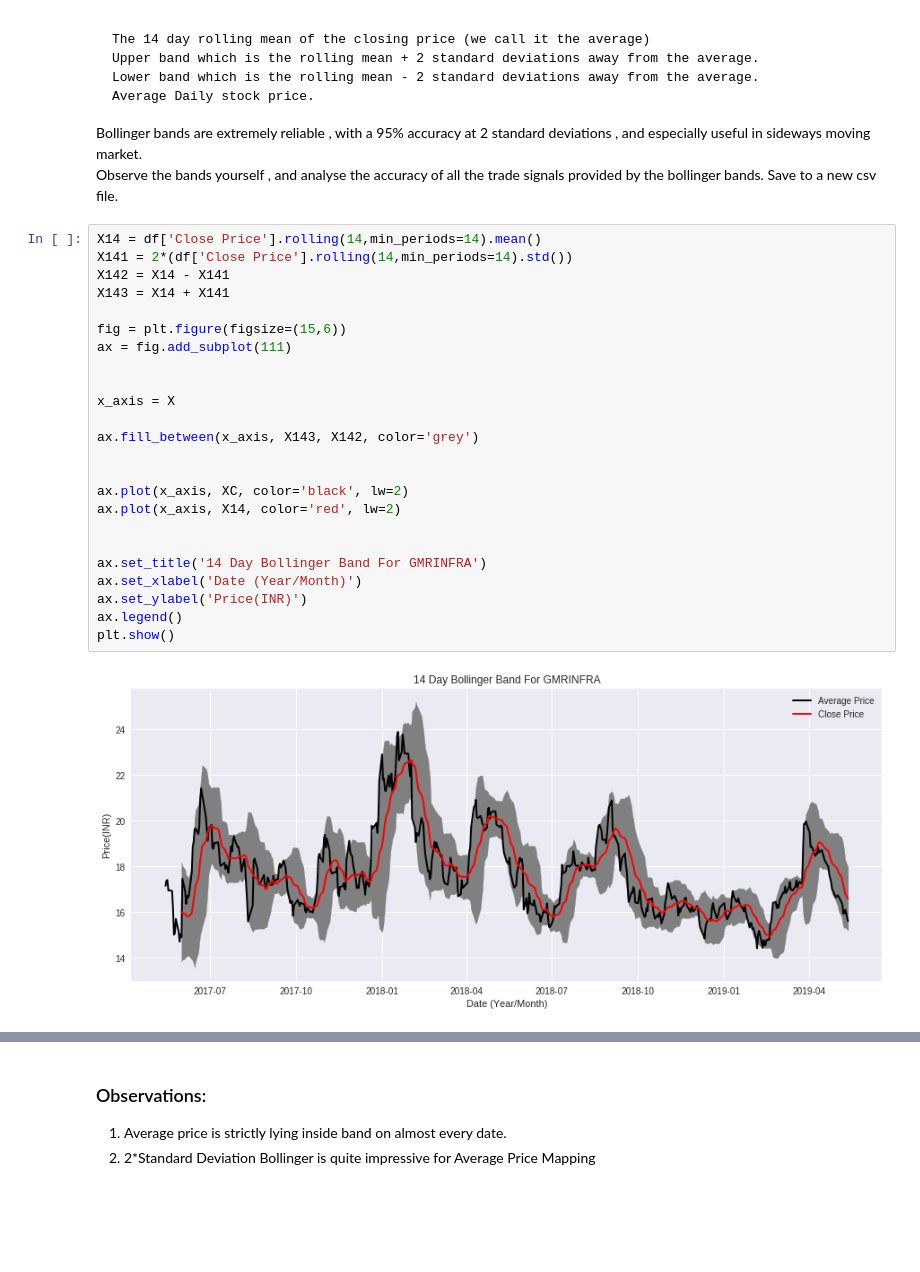
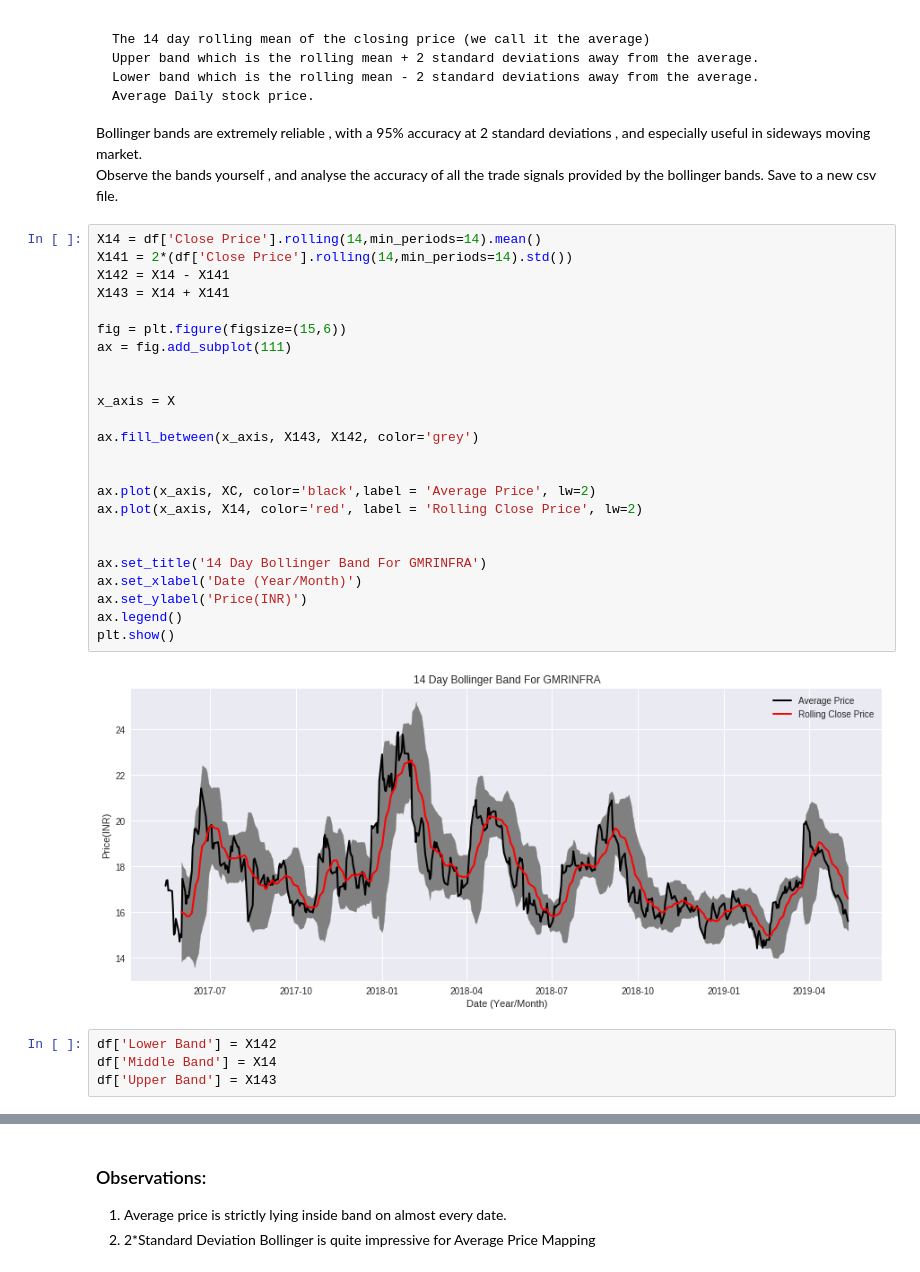
Before and after one commit to merrcury/PRJ_ML_FInancial-Market, a Jupyter notebook: Module 2- Plotting in Financial Markets.ipynb, the cells around one changed output, grey strips where cells are left out. Cells and saved outputs as stored; diff of their text form; blank space fills up the shorter version.

```diff
--- a/Module 2- Plotting in Financial Markets.ipynb
+++ b/Module 2- Plotting in Financial Markets.ipynb
@@ -318,26 +318,30 @@ Save to a new csv file.
 # %%
 X14 = df['Close Price'].rolling(14,min_periods=14).mean()
 X141 = 2*(df['Close Price'].rolling(14,min_periods=14).std())
 X142 = X14 - X141
 X143 = X14 + X141
 
 fig = plt.figure(figsize=(15,6))
 ax = fig.add_subplot(111)
 
 
 x_axis = X
 
 ax.fill_between(x_axis, X143, X142, color='grey')
 
 
-ax.plot(x_axis, XC, color='black', lw=2)
-ax.plot(x_axis, X14, color='red', lw=2)
+ax.plot(x_axis, XC, color='black',label = 'Average Price', lw=2)
+ax.plot(x_axis, X14, color='red', label = 'Rolling Close Price', lw=2)
 
 
 ax.set_title('14 Day Bollinger Band For GMRINFRA')
 ax.set_xlabel('Date (Year/Month)')
 ax.set_ylabel('Price(INR)')
 ax.legend()
 plt.show()
 # %% [output]
-[figure, old version]
+[figure, new version]
+# %%
+df['Lower Band'] = X142
+df['Middle Band'] = X14
+df['Upper Band'] = X143
```
Also changed, not shown: parts of 6 cells of this notebook, 1 other file.
